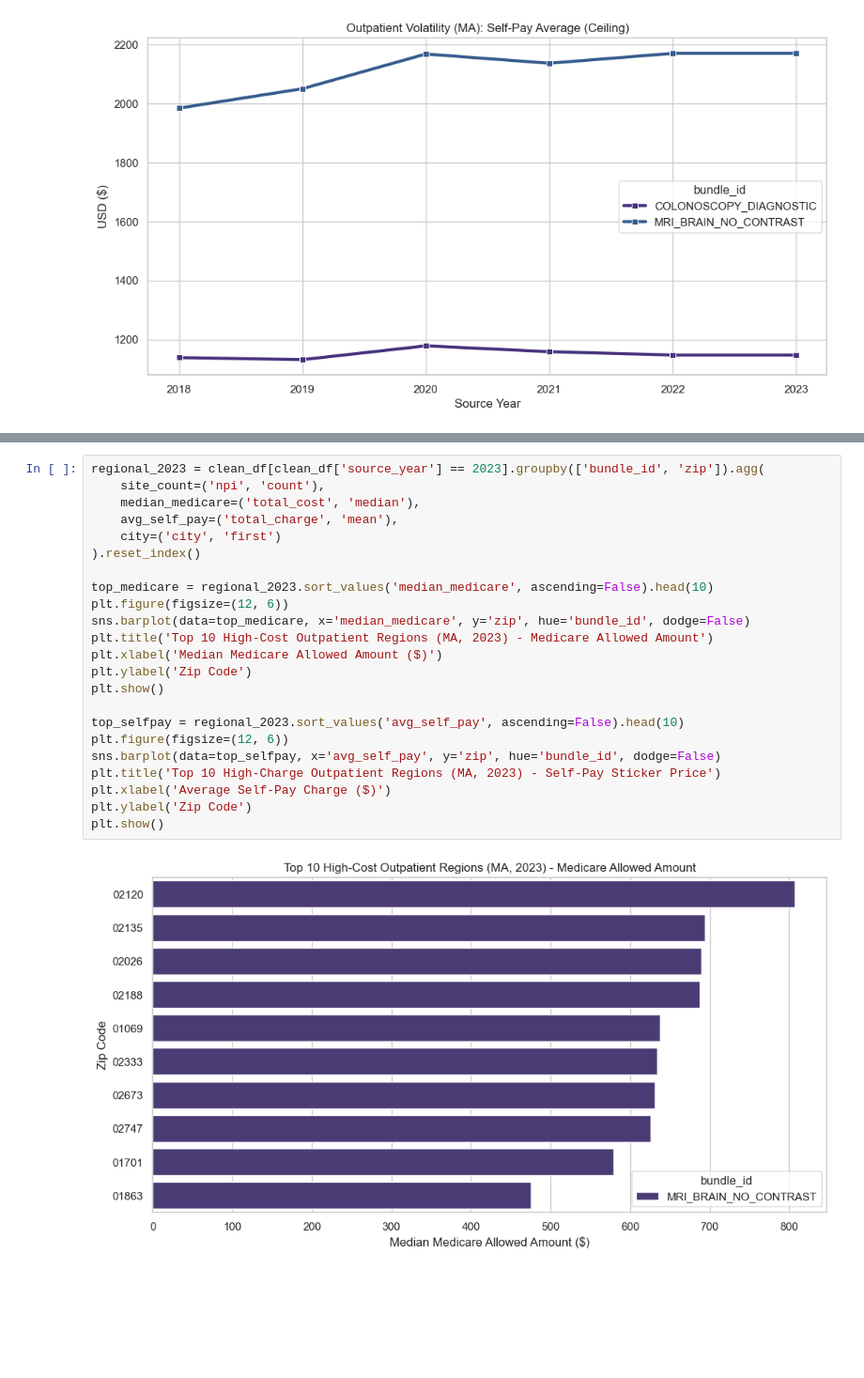
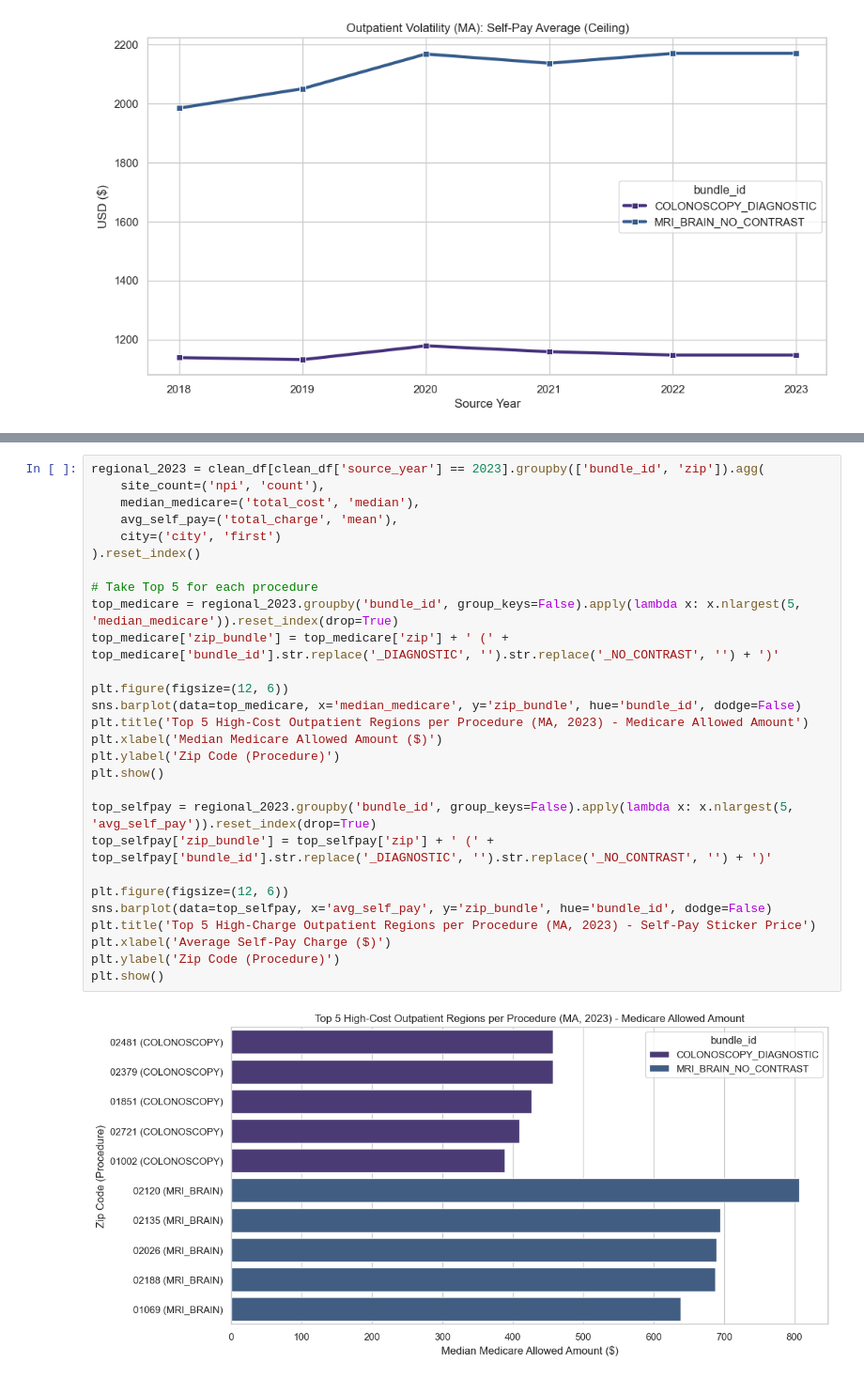
Before and after one commit to 6066Z/OpenHealthDP, a Jupyter notebook: example_analysis/example_analysis_outpatient.ipynb, the cells around one changed output, grey strips where cells are left out. Shown at 94% size. Drawn from its saved outputs; the diff is of its cells as text; blank space fills up the shorter version.

Commit message:
fix(analysis): separate Top regions by procedure to ensure colonoscopy visibility

```diff
--- a/example_analysis/example_analysis_outpatient.ipynb
+++ b/example_analysis/example_analysis_outpatient.ipynb
@@ -98,25 +99,30 @@ COLONOSCOPY_DIAGNOSTIC         2023     209            178.956364        1147.52
 # %%
 regional_2023 = clean_df[clean_df['source_year'] == 2023].groupby(['bundle_id', 'zip']).agg(
     site_count=('npi', 'count'),
     median_medicare=('total_cost', 'median'),
     avg_self_pay=('total_charge', 'mean'),
     city=('city', 'first')
 ).reset_index()
 
-top_medicare = regional_2023.sort_values('median_medicare', ascending=False).head(10)
+# Take Top 5 for each procedure
+top_medicare = regional_2023.groupby('bundle_id', group_keys=False).apply(lambda x: x.nlargest(5, 'median_medicare')).reset_index(drop=True)
+top_medicare['zip_bundle'] = top_medicare['zip'] + ' (' + top_medicare['bundle_id'].str.replace('_DIAGNOSTIC', '').str.replace('_NO_CONTRAST', '') + ')'
+
 plt.figure(figsize=(12, 6))
-sns.barplot(data=top_medicare, x='median_medicare', y='zip', hue='bundle_id', dodge=False)
-plt.title('Top 10 High-Cost Outpatient Regions (MA, 2023) - Medicare Allowed Amount')
+sns.barplot(data=top_medicare, x='median_medicare', y='zip_bundle', hue='bundle_id', dodge=False)
+plt.title('Top 5 High-Cost Outpatient Regions per Procedure (MA, 2023) - Medicare Allowed Amount')
 plt.xlabel('Median Medicare Allowed Amount ($)')
-plt.ylabel('Zip Code')
+plt.ylabel('Zip Code (Procedure)')
 plt.show()
 
-top_selfpay = regional_2023.sort_values('avg_self_pay', ascending=False).head(10)
+top_selfpay = regional_2023.groupby('bundle_id', group_keys=False).apply(lambda x: x.nlargest(5, 'avg_self_pay')).reset_index(drop=True)
+top_selfpay['zip_bundle'] = top_selfpay['zip'] + ' (' + top_selfpay['bundle_id'].str.replace('_DIAGNOSTIC', '').str.replace('_NO_CONTRAST', '') + ')'
+
 plt.figure(figsize=(12, 6))
-sns.barplot(data=top_selfpay, x='avg_self_pay', y='zip', hue='bundle_id', dodge=False)
-plt.title('Top 10 High-Charge Outpatient Regions (MA, 2023) - Self-Pay Sticker Price')
+sns.barplot(data=top_selfpay, x='avg_self_pay', y='zip_bundle', hue='bundle_id', dodge=False)
+plt.title('Top 5 High-Charge Outpatient Regions per Procedure (MA, 2023) - Self-Pay Sticker Price')
 plt.xlabel('Average Self-Pay Charge ($)')
-plt.ylabel('Zip Code')
+plt.ylabel('Zip Code (Procedure)')
 plt.show()
 # %% [output]
-[figure, old version]
+[figure, new version]
```
Also changed, not shown: parts of 3 cells of this notebook.
